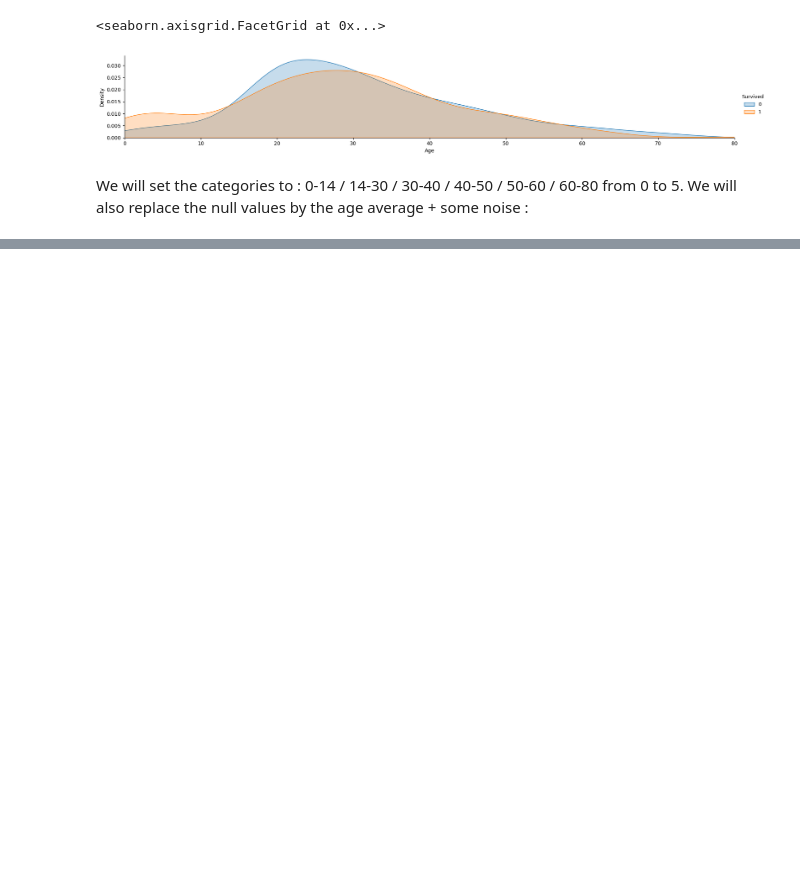
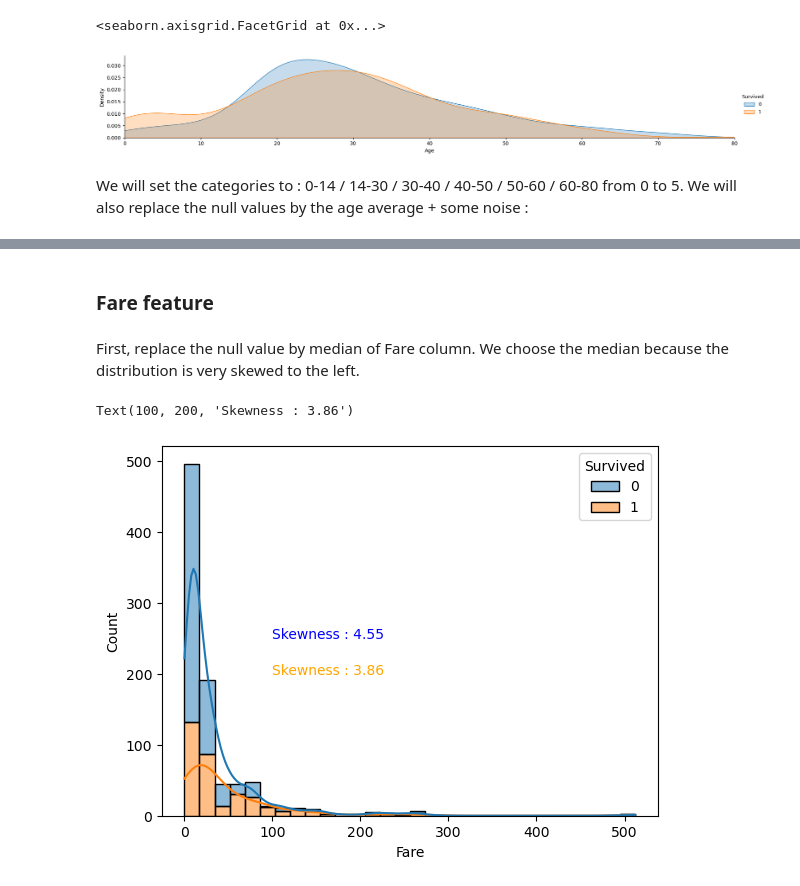
Before and after one commit to FrankLloyd83/kaggle_titanic, a Jupyter notebook: titanic.ipynb, the cells around one changed output, grey strips where cells are left out. Cells and saved outputs as stored; diff of their text form; code cells hidden in the pictures; blank space fills up the shorter version.

```diff
--- a/titanic.ipynb
+++ b/titanic.ipynb
@@ -321,0 +345,4 @@ train_data[["Age", "Survived"]].groupby(['Age'], as_index=False).mean().sort_val
+# %% [markdown]
+### Fare feature
+# %% [markdown]
+First, replace the null value by median of Fare column. We choose the median because the distribution is very skewed to the left.
@@ -321,0 +352,7 @@ train_data[["Age", "Survived"]].groupby(['Age'], as_index=False).mean().sort_val
+# %%
+g = sns.histplot(data=train_data, x='Fare', legend=True, kde=True, hue='Survived', bins=30, multiple='stack')
+g.annotate('Skewness : %.2f'%(train_data[train_data['Survived']==0]['Fare'].skew()), xy=(100, 250), color='b')
+g.annotate('Skewness : %.2f'%(train_data[train_data['Survived']==1]['Fare'].skew()), xy=(100, 200), color='orange')
+# %% [output]
+Text(100, 200, 'Skewness : 3.86')
+[figure, added]
```
Also changed, not shown: parts of 78 cells of this notebook.
